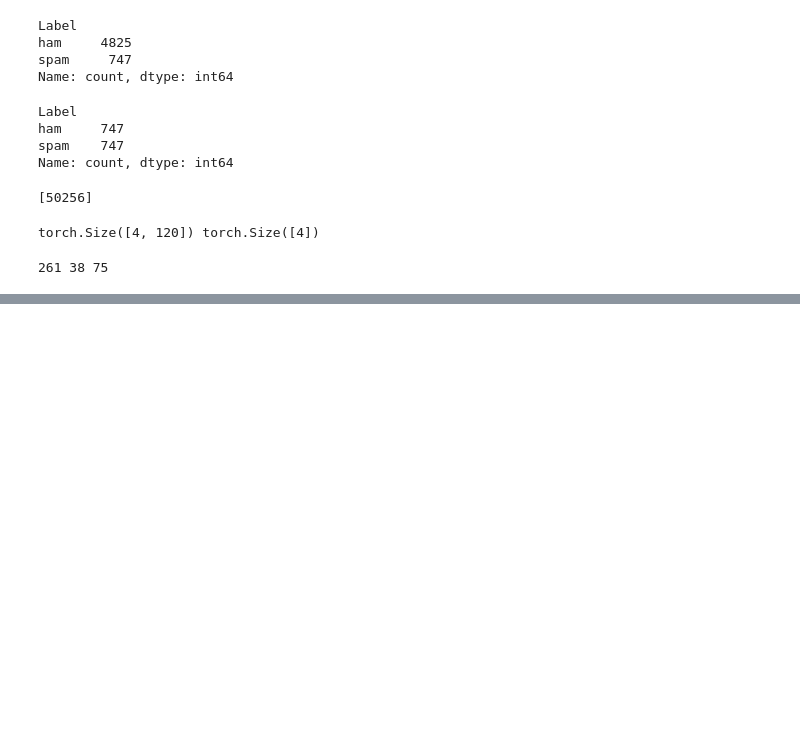
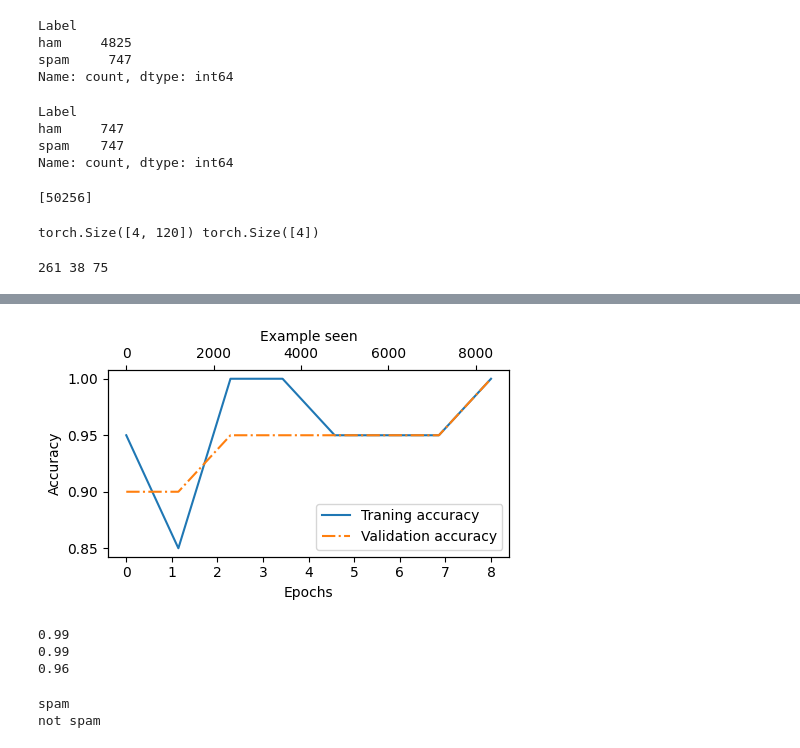
Before and after one commit to yhlleo/LLMs_from_scratch, a Jupyter notebook: 6.GPTModel_finetuning-1.ipynb, the cells around one changed output, grey strips where cells are left out. Saved outputs shown, nothing was run; the diff lists cells and outputs as text; code cells hidden in the pictures; blank space fills up the shorter version.

```diff
--- a/6.GPTModel_finetuning-1.ipynb
+++ b/6.GPTModel_finetuning-1.ipynb
@@ -185,0 +303,5 @@ print(len(train_loader), len(valid_loader), len(test_loader))
+# %%
+device = torch.device("cpu")
+gpt = gpt.to(device)
+
+torch.manual_seed(123)
@@ -185,0 +492,19 @@ print(len(train_loader), len(valid_loader), len(test_loader))
+# %%
+epochs_tensor = torch.linspace(0, num_epochs, len(train_accs))
+example_seen_tensor = torch.linspace(0, example_seen, len(train_accs))
+
+plot_values(epochs_tensor, example_seen_tensor, train_accs, valid_accs, "accuracy")
+# %% [output]
+[figure, added]
+# %%
+train_accuracy = calc_accuracy_loader(train_loader, gpt, device)
+valid_accuracy = calc_accuracy_loader(valid_loader, gpt, device)
+test_accuracy = calc_accuracy_loader(test_loader, gpt, device)
+
+print(f"{train_accuracy:.2f}")
+print(f"{valid_accuracy:.2f}")
+print(f"{test_accuracy:.2f}")
+# %% [output]
+0.99
+0.99
+0.96
@@ -185,0 +524,9 @@ print(len(train_loader), len(valid_loader), len(test_loader))
+# %%
+text_1 = "You are a winner you have been specially selected to receive $1000 cash or $2000 award."
+text_2 = "Hey, just wanted to check if we are still on for dinner tonight? Let me know!"
+
+print(classify_email(text_1, gpt, tokenizer, device, train_dataset.max_length))
+print(classify_email(text_2, gpt, tokenizer, device, train_dataset.max_length))
+# %% [output]
+spam
+not spam
```
Also changed, not shown: parts of 24 cells of this notebook, 5 other files.
